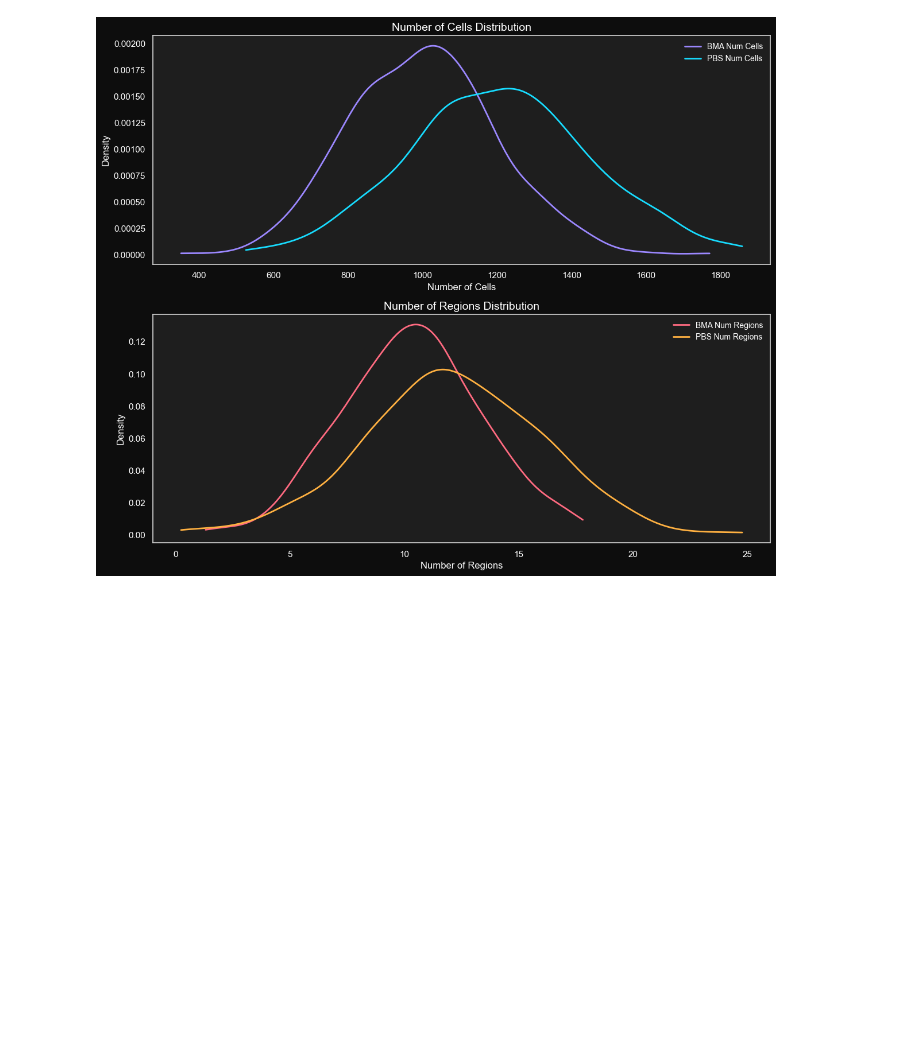
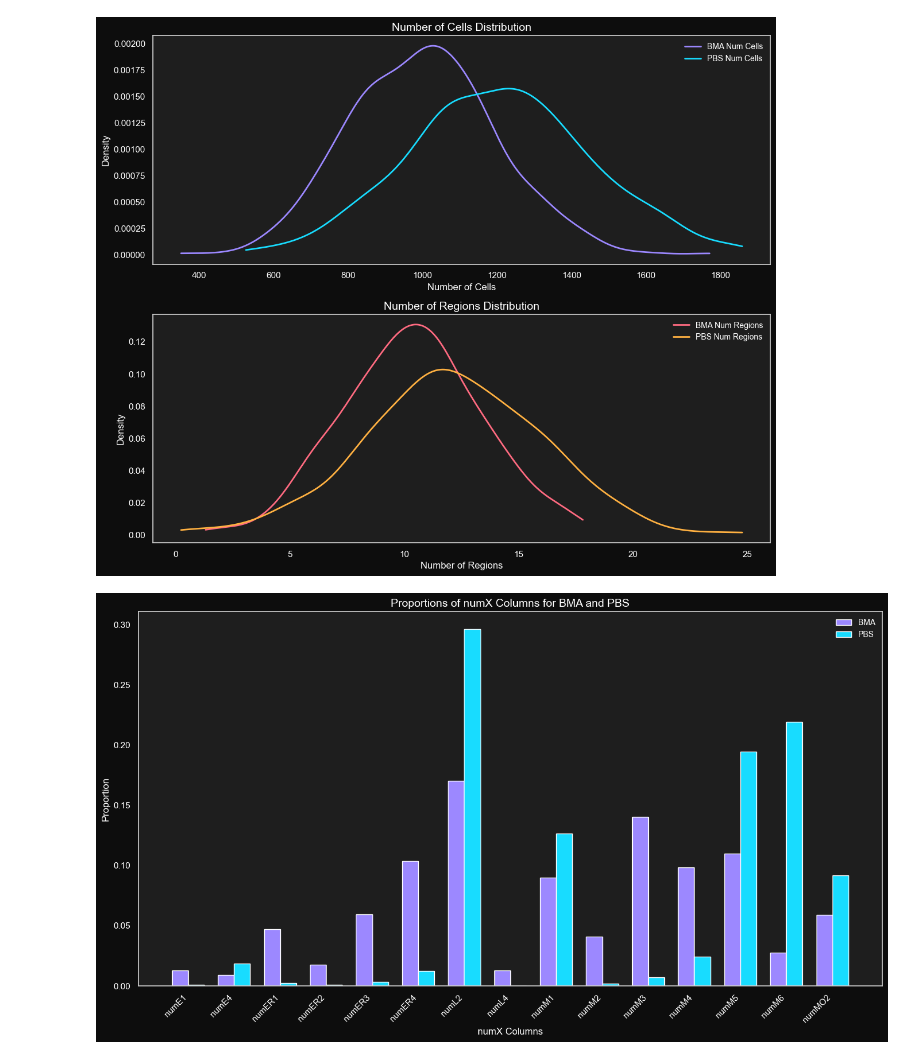
Before and after one commit to neoyinzhanghan/LL-Eval, a Jupyter notebook: local.ipynb, the cells around one changed output. Saved outputs shown, nothing was run; the diff lists cells and outputs as text; code cells hidden in the pictures; blank space fills up the shorter version.

```diff
--- a/local.ipynb
+++ b/local.ipynb
@@ -170,0 +126,74 @@ plt.show()
+# %%
+import pandas as pd
+import numpy as np
+import matplotlib.pyplot as plt
+from scipy.stats import gaussian_kde
+
+# Load the error message mapping (simulated as we don't have the actual content)
+error_message_mapping_path = '/Users/neo/Documents/MODS/LL-Eval/pipeline_nonerror_aggregate_df.csv'
+# Simulating the content of the error message mapping CSV for demonstration purposes
+# This would typically be replaced with: pd.read_csv(error_message_mapping_path)
+
+# open the file as df
+df = pd.read_csv(error_message_mapping_path)
+
+# Define the omitted and removed classes
+omitted_classes = ["B1", "B2"]
+removed_classes = ["U1", "PL2", "PL3", "ER5", "ER6", "U4"]
+
+# Identify the columns that match 'numX' and filter out omitted and removed classes
+cellnames = [
+    "B1", "B2", "E1", "E4", "ER1", "ER2", "ER3", "ER4", "ER5", "ER6",
+    "L2", "L4", "M1", "M2", "M3", "M4", "M5", "M6", "MO2", "PL2", "PL3", "U1", "U4"
+]
+num_columns = [f'num{cell}' for cell in cellnames if f'num{cell}' in df.columns]
+filtered_num_columns = [
+    col for col in num_columns if not any(
+        col.endswith(cls) for cls in omitted_classes + removed_classes
+    )
+]
+
+# Separate the data for BMA and PBS
+df_bma = df[df['specimen_type'] == 'BMA']
+df_pbs = df[df['specimen_type'] == 'PBS']
+
+# Calculate the proportion for BMA and PBS
+total_bma = df_bma[filtered_num_columns].sum(axis=1)
+total_pbs = df_pbs[filtered_num_columns].sum(axis=1)
+
+proportion_bma = (df_bma[filtered_num_columns].div(total_bma, axis=0)).mean()
+proportion_pbs = (df_pbs[filtered_num_columns].div(total_pbs, axis=0)).mean()
+
+# Create a bar plot for the proportions of the selected 'numX' columns for BMA and PBS
+fig, ax = plt.subplots(figsize=(14, 8), facecolor='#0d0d0d')
+
+# Define bar positions and width
+x = np.arange(len(filtered_num_columns))
+width = 0.35
+
+# Plot bars for BMA and PBS
+bars_bma = ax.bar(x - width/2, proportion_bma, width, label='BMA', color='#9c88ff')
+bars_pbs = ax.bar(x + width/2, proportion_pbs, width, label='PBS', color='#18dcff')
+
+# Add labels, title, and legend
+ax.set_title('Proportions of numX Columns for BMA and PBS', color='white', fontsize=14)
+ax.set_xlabel('numX Columns', color='white')
+ax.set_ylabel('Proportion', color='white')
+ax.set_xticks(x)
+ax.set_xticklabels(filtered_num_columns, rotation=45, ha='right', color='white')
+ax.tick_params(axis='y', colors='white')
+
+# Set legend text color to white
+legend = ax.legend(frameon=False, loc='upper right', fontsize=10)
+for text in legend.get_texts():
+    text.set_color('white')
+
+# Set background and grid
+ax.set_facecolor('#1e1e1e')
+ax.grid(False)
+
+# Show the plot
+plt.tight_layout()
+plt.show()
+# %% [output]
+[figure, added]
```
Also changed, not shown: parts of 2 cells of this notebook, 2 other files.
